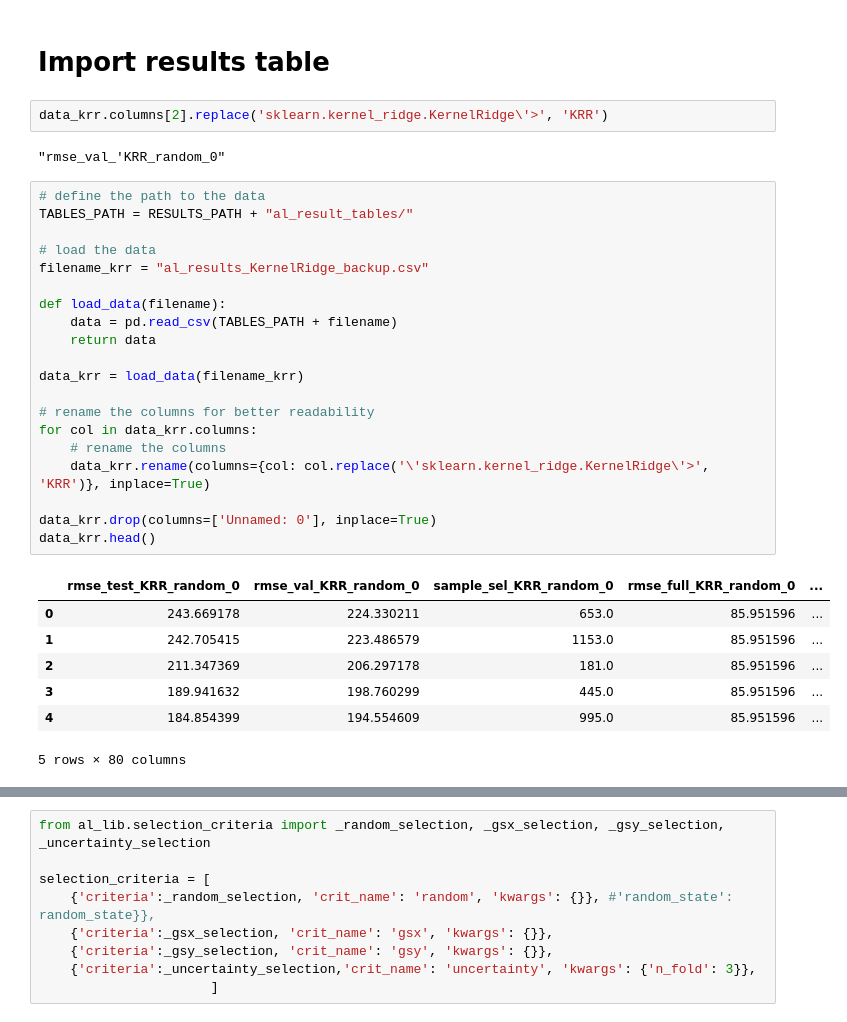
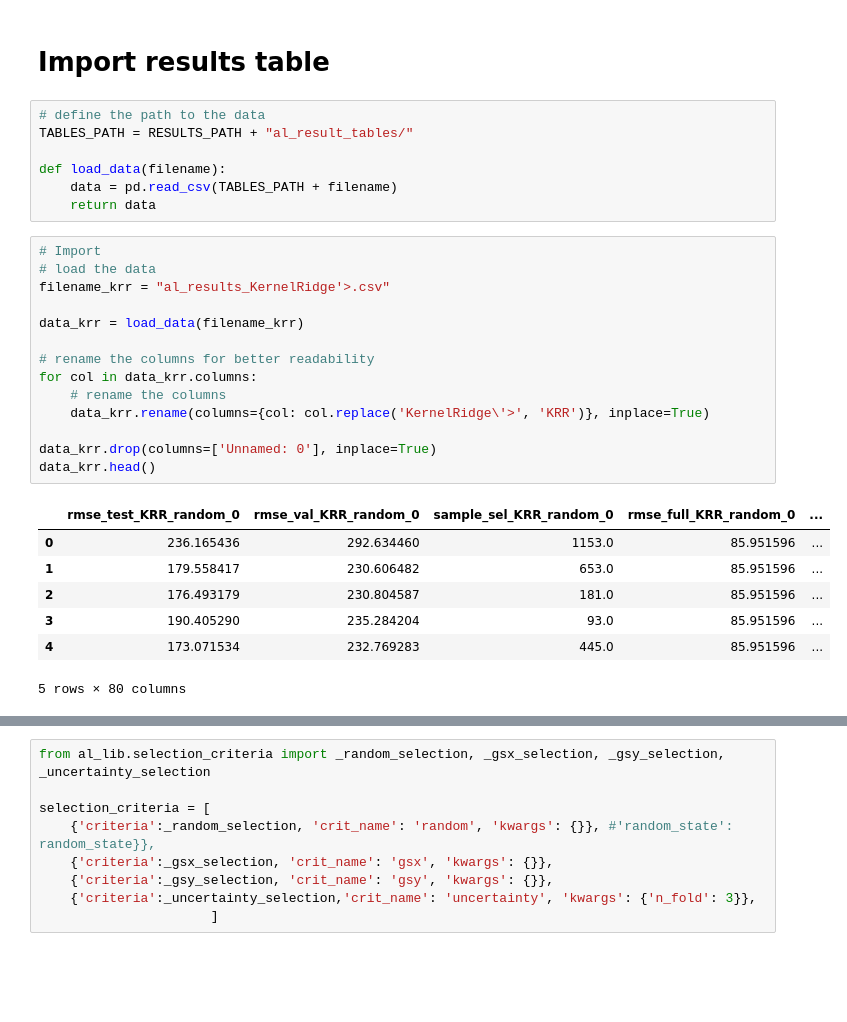
Before and after one commit to thegitrogmonster/Zamberger_thesis_AL2024, a Jupyter notebook: 04_Active_Learning/04_al_results_visualization.ipynb, the cells around one changed output, grey strips where cells are left out. Cells and saved outputs as stored; diff of their text form; blank space fills up the shorter version.

```diff
--- a/04_Active_Learning/04_al_results_visualization.ipynb
+++ b/04_Active_Learning/04_al_results_visualization.ipynb
@@ -69,35 +74,32 @@ from sklearn.kernel_ridge import KernelRidge as KRR
 import pandas as pd
 # %% [markdown]
 # Import results table
-# %%
-data_krr.columns[2].replace('sklearn.kernel_ridge.KernelRidge\'>', 'KRR')
-# %% [output]
-"rmse_val_'KRR_random_0"
+# %%
+# define the path to the data
+TABLES_PATH = RESULTS_PATH + "al_result_tables/"
+
+def load_data(filename):
+    data = pd.read_csv(TABLES_PATH + filename)
+    return data
 # %%
-# define the path to the data
-TABLES_PATH = RESULTS_PATH + "al_result_tables/"
-
+# Import
 # load the data
-filename_krr = "al_results_KernelRidge_backup.csv"
-
-def load_data(filename):
-    data = pd.read_csv(TABLES_PATH + filename)
-    return data
+filename_krr = "al_results_KernelRidge'>.csv"
 
 data_krr = load_data(filename_krr)
 
 # rename the columns for better readability
 for col in data_krr.columns:
     # rename the columns
-    data_krr.rename(columns={col: col.replace('\'sklearn.kernel_ridge.KernelRidge\'>', 'KRR')}, inplace=True)
+    data_krr.rename(columns={col: col.replace('KernelRidge\'>', 'KRR')}, inplace=True)
 
 data_krr.drop(columns=['Unnamed: 0'], inplace=True)
 data_krr.head()
 # %% [output]
 |  | rmse_test_KRR_random_0 | rmse_val_KRR_random_0 | sample_sel_KRR_random_0 | rmse_full_KRR_random_0 | ... |
-| 0 | 243.669178 | 224.330211 | 653.0 | 85.951596 | ... |
-| 1 | 242.705415 | 223.486579 | 1153.0 | 85.951596 | ... |
-| 2 | 211.347369 | 206.297178 | 181.0 | 85.951596 | ... |
-| 3 | 189.941632 | 198.760299 | 445.0 | 85.951596 | ... |
-| 4 | 184.854399 | 194.554609 | 995.0 | 85.951596 | ... |
+| 0 | 236.165436 | 292.634460 | 1153.0 | 85.951596 | ... |
+| 1 | 179.558417 | 230.606482 | 653.0 | 85.951596 | ... |
+| 2 | 176.493179 | 230.804587 | 181.0 | 85.951596 | ... |
+| 3 | 190.405290 | 235.284204 | 93.0 | 85.951596 | ... |
+| 4 | 173.071534 | 232.769283 | 445.0 | 85.951596 | ... |
 5 rows × 80 columns
```
Also changed, not shown: parts of 34 cells of this notebook.
